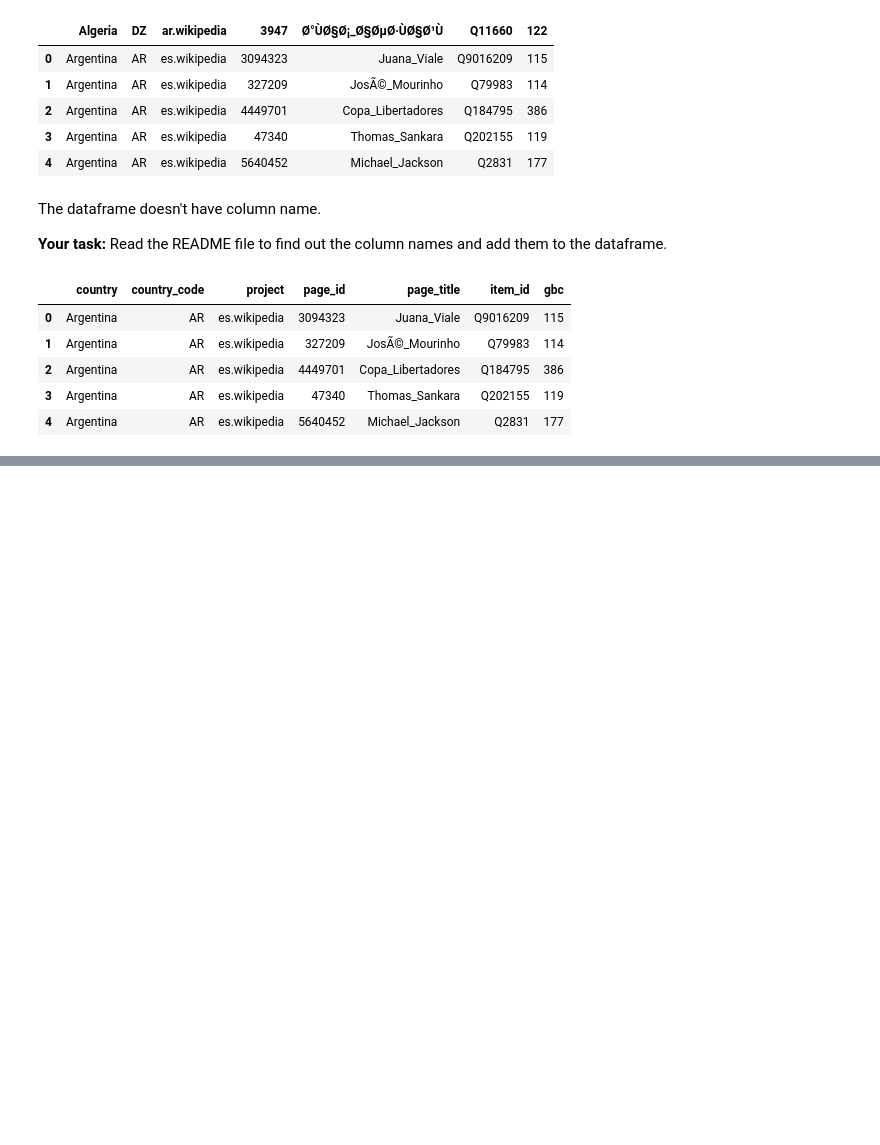
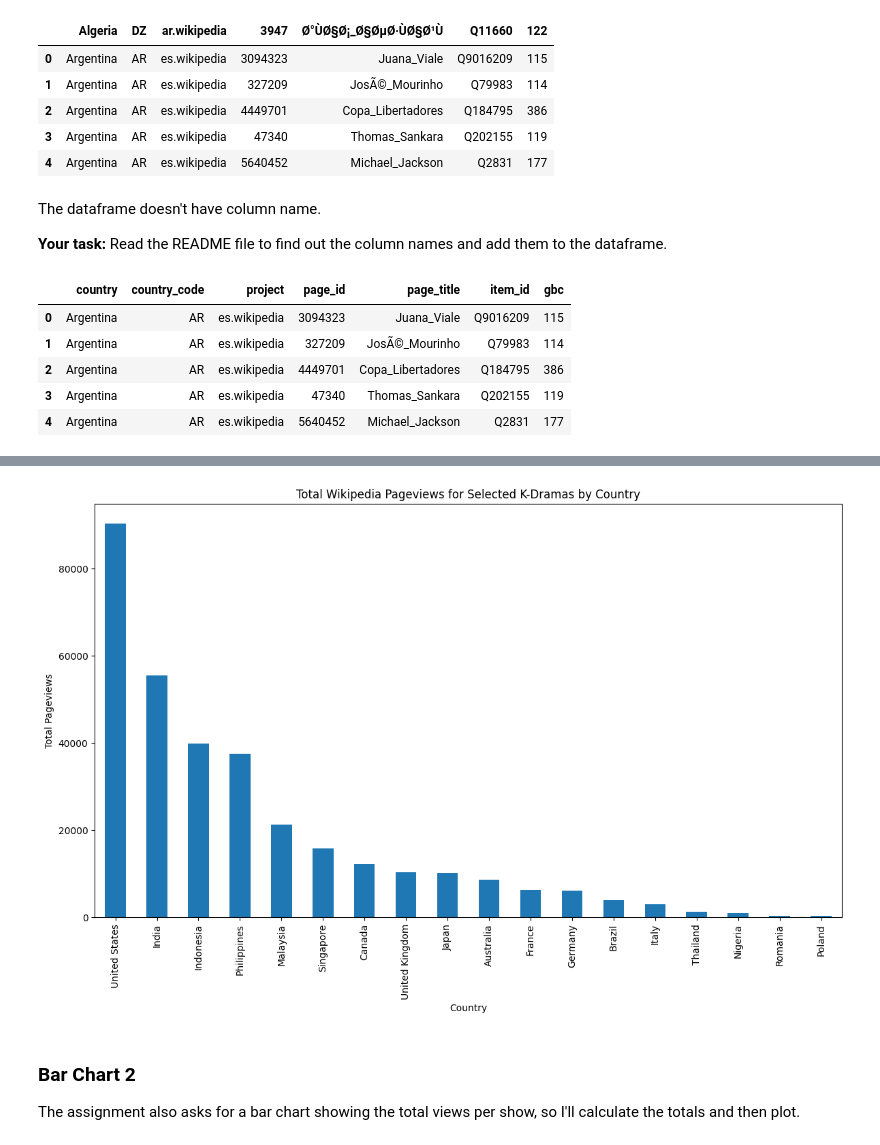
Before and after one commit to kailynlau/cs315-week5-tasks-lab, a Jupyter notebook: week5-wed-notebook.ipynb, the cells around one changed output, grey strips where cells are left out. Cells and saved outputs as stored; diff of their text form; code cells hidden in the pictures; blank space fills up the shorter version.

```diff
--- a/week5-wed-notebook.ipynb
+++ b/week5-wed-notebook.ipynb
@@ -366,0 +525,14 @@ df.head()
+# %%
+september_df = pd.concat(
+    all_selected_data,
+    ignore_index=True
+)
+
+september_df.head()
+
+print("Number of rows:", len(september_df))
+print("Number of days:", september_df["date"].nunique())
+print("Number of shows:", september_df["page_title"].nunique())
+print("Number of countries:", september_df["country"].nunique())
+
+september_df["page_title"].value_counts()
@@ -366,0 +612,9 @@ df.head()
+# %%
+country_totals = (
+    september_df
+    .groupby("country")["gbc"]
+    .sum()
+    .sort_values(ascending=False)
+)
+
+country_totals.head(10)
@@ -366,0 +655,21 @@ df.head()
+# %%
+import matplotlib.pyplot as plt
+
+plt.figure(figsize=(12, 8))
+
+country_totals.plot(kind="bar")
+
+plt.title("Total Wikipedia Pageviews for Selected K-Dramas by Country")
+plt.xlabel("Country")
+plt.ylabel("Total Pageviews")
+
+plt.xticks(rotation=90)
+plt.tight_layout()
+
+plt.show()
+# %% [output]
+[figure, added]
+# %% [markdown]
+### Bar Chart 2
+
+The assignment also asks for a bar chart showing the total views per show, so I'll calculate the totals and then plot.
```
Also changed, not shown: parts of 25 cells of this notebook, 1 other file.
